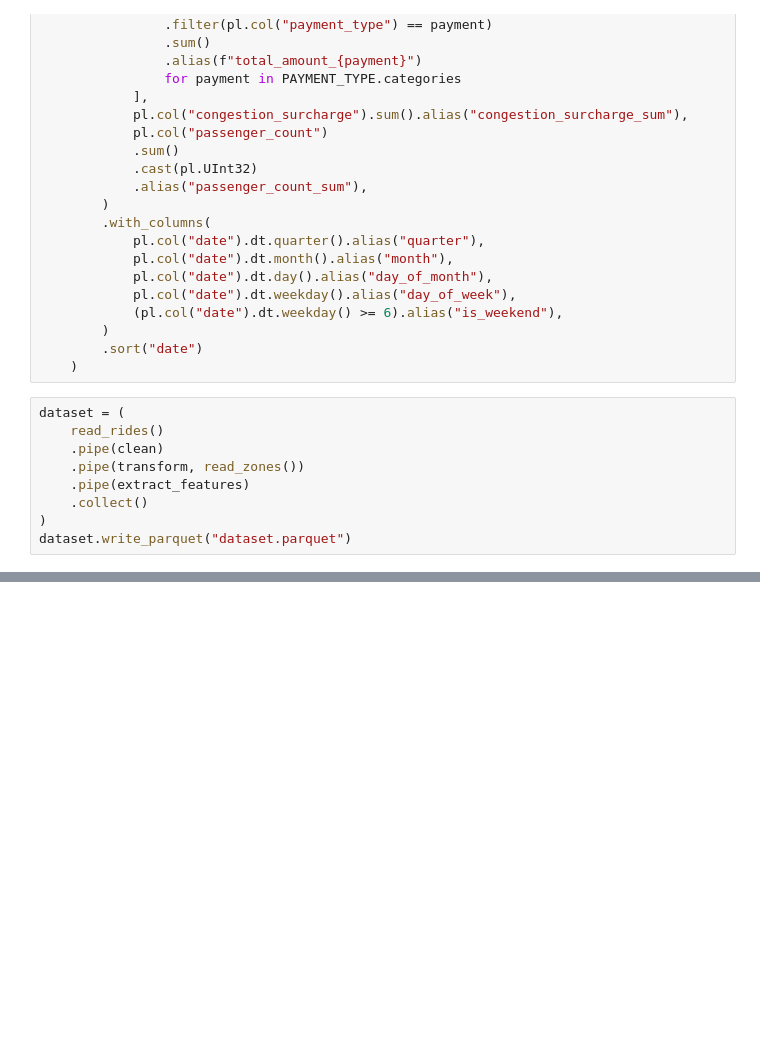
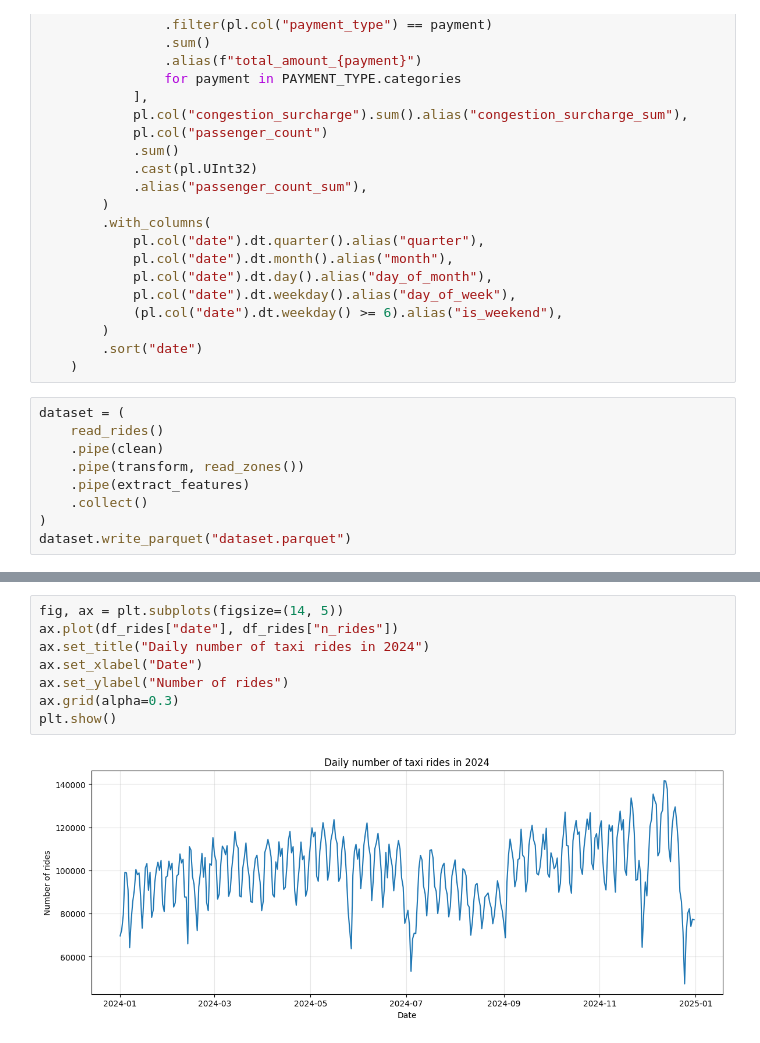
Before and after one commit to p3t3rzb/MLOps_course_AGH_lab03, a Jupyter notebook: homework.ipynb, the cells around one changed output, grey strips where cells are left out. Saved outputs shown, nothing was run; the diff lists cells and outputs as text; blank space fills up the shorter version.

```diff
--- a/homework.ipynb
+++ b/homework.ipynb
@@ -235,0 +300,10 @@ dataset.write_parquet("dataset.parquet")
+# %%
+fig, ax = plt.subplots(figsize=(14, 5))
+ax.plot(df_rides["date"], df_rides["n_rides"])
+ax.set_title("Daily number of taxi rides in 2024")
+ax.set_xlabel("Date")
+ax.set_ylabel("Number of rides")
+ax.grid(alpha=0.3)
+plt.show()
+# %% [output]
+[figure, added]
```
Also changed, not shown: parts of 7 cells of this notebook.
